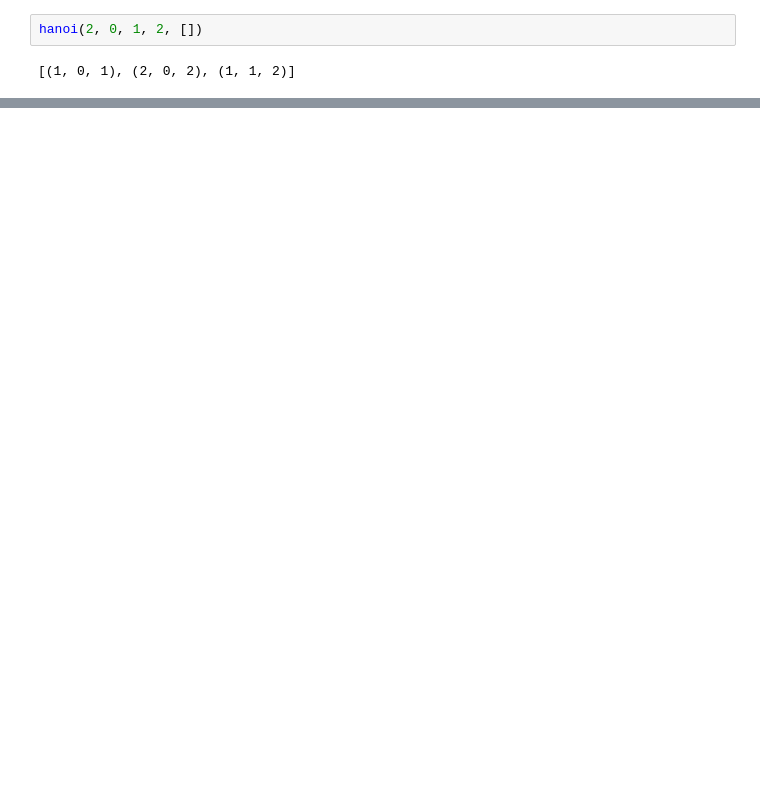
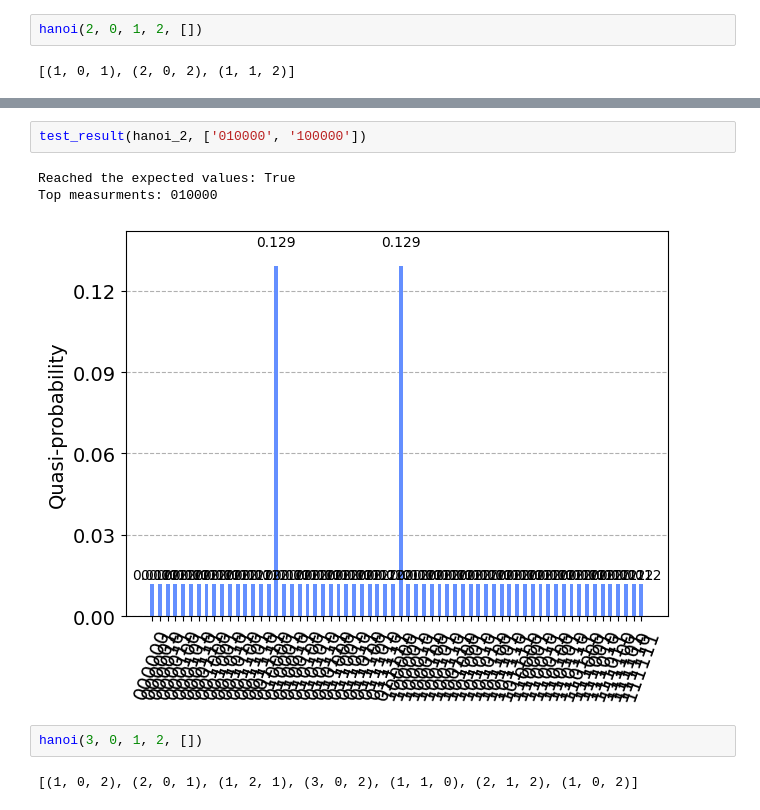
Before and after one commit to Dpbm/scientific-research-1-quantum-oracles, a Jupyter notebook: code/hanoi-tower.ipynb, the cells around one changed output, grey strips where cells are left out. Cells and saved outputs as stored; diff of their text form; blank space fills up the shorter version.

```diff
--- a/code/hanoi-tower.ipynb
+++ b/code/hanoi-tower.ipynb
@@ -173,3 +196,13 @@ get_unitary(hanoi_2)
 # %% [output]
 [figure]
 [interactive output not drawn]
+# %%
+test_result(hanoi_2, ['010000', '100000'])
+# %% [output]
+Reached the expected values: True
+Top measurments: 010000
+[figure, added]
+# %%
+hanoi(3, 0, 1, 2, [])
+# %% [output]
+[(1, 0, 2), (2, 0, 1), (1, 2, 1), (3, 0, 2), (1, 1, 0), (2, 1, 2), (1, 0, 2)]
```
Also changed, not shown: parts of 8 cells of this notebook.
